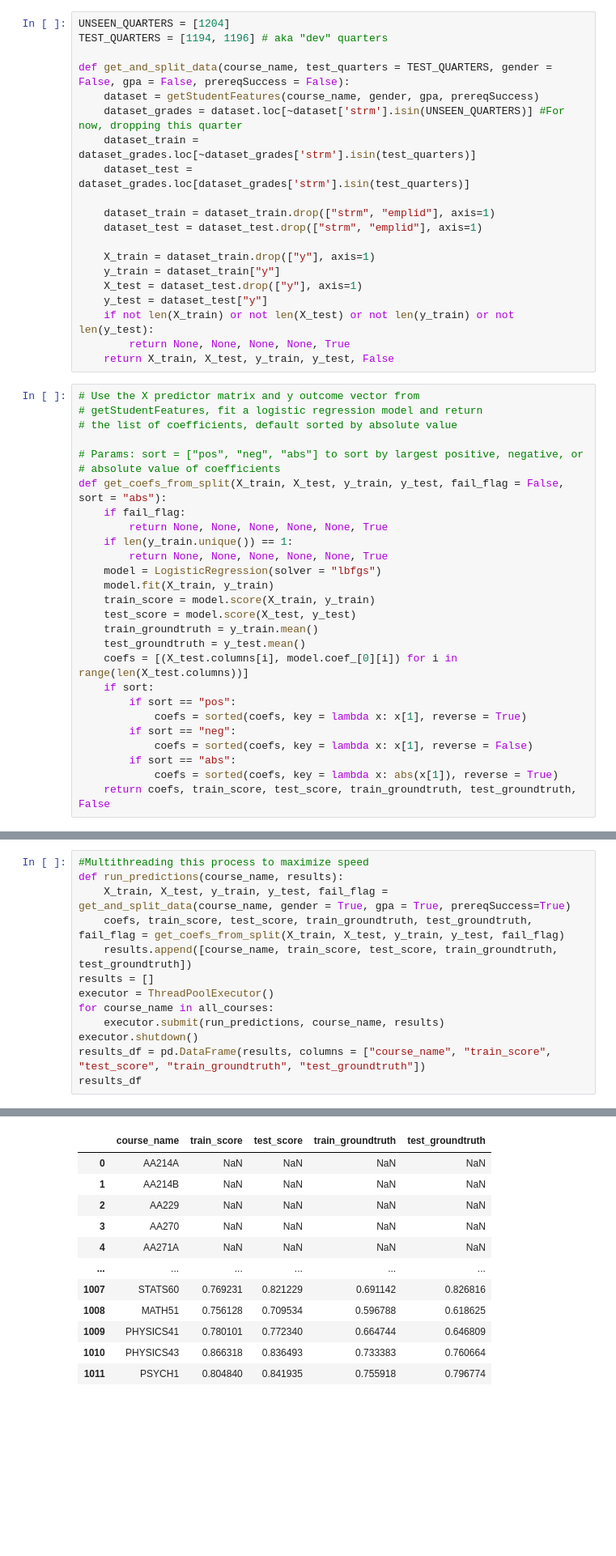
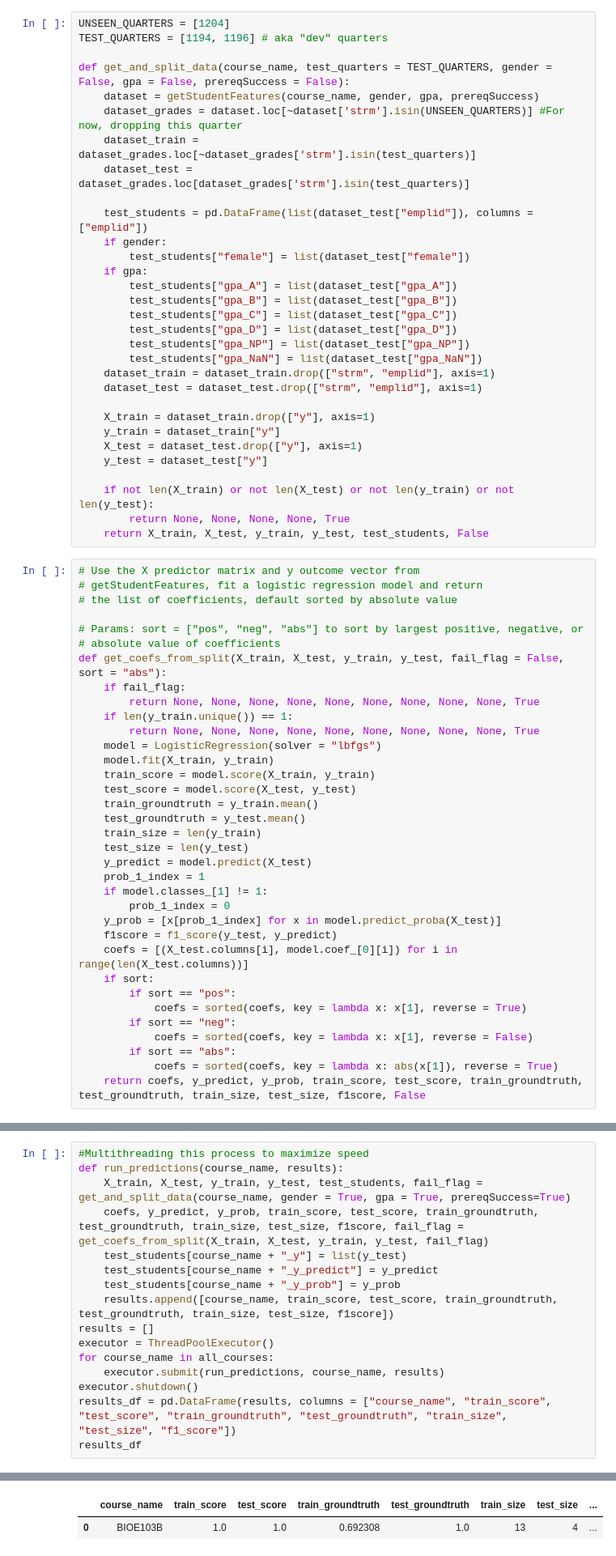
Before and after one commit to gmdavis1/carta-prereqs, a Jupyter notebook: models/wcc_logreg_initial.ipynb, the cells around one changed output, grey strips where cells are left out. Shown at 81% size. Cells and saved outputs as stored; diff of their text form; blank space fills up the shorter version.

Commit message:
f1 score and y_probability per user

```diff
--- a/models/wcc_logreg_initial.ipynb
+++ b/models/wcc_logreg_initial.ipynb
@@ -296,6 +297,16 @@ def get_and_split_data(course_name, test_quarters = TEST_QUARTERS, gender = Fals
     dataset_train = dataset_grades.loc[~dataset_grades['strm'].isin(test_quarters)]
     dataset_test = dataset_grades.loc[dataset_grades['strm'].isin(test_quarters)]
 
+    test_students = pd.DataFrame(list(dataset_test["emplid"]), columns = ["emplid"])
+    if gender:
+        test_students["female"] = list(dataset_test["female"])
+    if gpa:
+        test_students["gpa_A"] = list(dataset_test["gpa_A"])
+        test_students["gpa_B"] = list(dataset_test["gpa_B"])
+        test_students["gpa_C"] = list(dataset_test["gpa_C"])
+        test_students["gpa_D"] = list(dataset_test["gpa_D"])
+        test_students["gpa_NP"] = list(dataset_test["gpa_NP"])
+        test_students["gpa_NaN"] = list(dataset_test["gpa_NaN"])
     dataset_train = dataset_train.drop(["strm", "emplid"], axis=1)
     dataset_test = dataset_test.drop(["strm", "emplid"], axis=1)
 
@@ -303,9 +314,10 @@ def get_and_split_data(course_name, test_quarters = TEST_QUARTERS, gender = Fals
     y_train = dataset_train["y"]
     X_test = dataset_test.drop(["y"], axis=1)
     y_test = dataset_test["y"]
+
     if not len(X_train) or not len(X_test) or not len(y_train) or not len(y_test):
         return None, None, None, None, True
-    return X_train, X_test, y_train, y_test, False
+    return X_train, X_test, y_train, y_test, test_students, False
 # %%
 # Use the X predictor matrix and y outcome vector from
 # getStudentFeatures, fit a logistic regression model and return
@@ -315,15 +327,23 @@ def get_and_split_data(course_name, test_quarters = TEST_QUARTERS, gender = Fals
 # absolute value of coefficients
 def get_coefs_from_split(X_train, X_test, y_train, y_test, fail_flag = False, sort = "abs"):
     if fail_flag:
-        return None, None, None, None, None, True
+        return None, None, None, None, None, None, None, None, None, True
     if len(y_train.unique()) == 1:
-        return None, None, None, None, None, True
+        return None, None, None, None, None, None, None, None, None, True
     model = LogisticRegression(solver = "lbfgs")
     model.fit(X_train, y_train)
     train_score = model.score(X_train, y_train)
     test_score = model.score(X_test, y_test)
     train_groundtruth = y_train.mean()
     test_groundtruth = y_test.mean()
+    train_size = len(y_train)
+    test_size = len(y_test)
+    y_predict = model.predict(X_test)
+    prob_1_index = 1
+    if model.classes_[1] != 1:
+        prob_1_index = 0
+    y_prob = [x[prob_1_index] for x in model.predict_proba(X_test)]
+    f1score = f1_score(y_test, y_predict)
     coefs = [(X_test.columns[i], model.coef_[0][i]) for i in range(len(X_test.columns))]
     if sort:
         if sort == "pos":
@@ -332,7 +352,7 @@ def get_coefs_from_split(X_train, X_test, y_train, y_test, fail_flag = False, so
             coefs = sorted(coefs, key = lambda x: x[1], reverse = False)
         if sort == "abs":
             coefs = sorted(coefs, key = lambda x: abs(x[1]), reverse = True)
-    return coefs, train_score, test_score, train_groundtruth, test_groundtruth, False
+    return coefs, y_predict, y_prob, train_score, test_score, train_groundtruth, test_groundtruth, train_size, test_size, f1score, False
 # %%
 # fits a simple logistic regression for one course, prints out accuracies,
 # ground truths, top coefficients
@@ -434,14 +459,17 @@ from concurrent.futures import ThreadPoolExecutor
 # %%
 #Multithreading this process to maximize speed
 def run_predictions(course_name, results):
-    X_train, X_test, y_train, y_test, fail_flag = get_and_split_data(course_name, gender = True, gpa = True, prereqSuccess=True)
-    coefs, train_score, test_score, train_groundtruth, test_groundtruth, fail_flag = get_coefs_from_split(X_train, X_test, y_train, y_test, fail_flag)
-    results.append([course_name, train_score, test_score, train_groundtruth, test_groundtruth])
+    X_train, X_test, y_train, y_test, test_students, fail_flag = get_and_split_data(course_name, gender = True, gpa = True, prereqSuccess=True)
+    coefs, y_predict, y_prob, train_score, test_score, train_groundtruth, test_groundtruth, train_size, test_size, f1score, fail_flag = get_coefs_from_split(X_train, X_test, y_train, y_test, fail_flag)
+    test_students[course_name + "_y"] = list(y_test)
+    test_students[course_name + "_y_predict"] = y_predict
+    test_students[course_name + "_y_prob"] = y_prob
+    results.append([course_name, train_score, test_score, train_groundtruth, test_groundtruth, train_size, test_size, f1score])
 results = []
 executor = ThreadPoolExecutor()
 for course_name in all_courses:
     executor.submit(run_predictions, course_name, results)
 executor.shutdown()
-results_df = pd.DataFrame(results, columns = ["course_name", "train_score", "test_score", "train_groundtruth", "test_groundtruth"])
+results_df = pd.DataFrame(results, columns = ["course_name", "train_score", "test_score", "train_groundtruth", "test_groundtruth", "train_size", "test_size", "f1_score"])
 results_df
 # %% [output]
@@ -482,12 +476,2 @@ finished  PSYCH1
-|  | course_name | train_score | test_score | train_groundtruth | test_groundtruth |
-| 0 | AA214A | NaN | NaN | NaN | NaN |
-| 1 | AA214B | NaN | NaN | NaN | NaN |
-| 2 | AA229 | NaN | NaN | NaN | NaN |
-| 3 | AA270 | NaN | NaN | NaN | NaN |
-| 4 | AA271A | NaN | NaN | NaN | NaN |
-| ... | ... | ... | ... | ... | ... |
-| 1007 | STATS60 | 0.769231 | 0.821229 | 0.691142 | 0.826816 |
-| 1008 | MATH51 | 0.756128 | 0.709534 | 0.596788 | 0.618625 |
-| 1009 | PHYSICS41 | 0.780101 | 0.772340 | 0.664744 | 0.646809 |
-| 1010 | PHYSICS43 | 0.866318 | 0.836493 | 0.733383 | 0.760664 |
-| 1011 | PSYCH1 | 0.804840 | 0.841935 | 0.755918 | 0.796774 |
+|  | course_name | train_score | test_score | train_groundtruth | test_groundtruth | train_size | test_size | ... |
+| 0 | BIOE103B | 1.0 | 1.0 | 0.692308 | 1.0 | 13 | 4 | ... |
```
Also changed, not shown: parts of 7 cells of this notebook.
